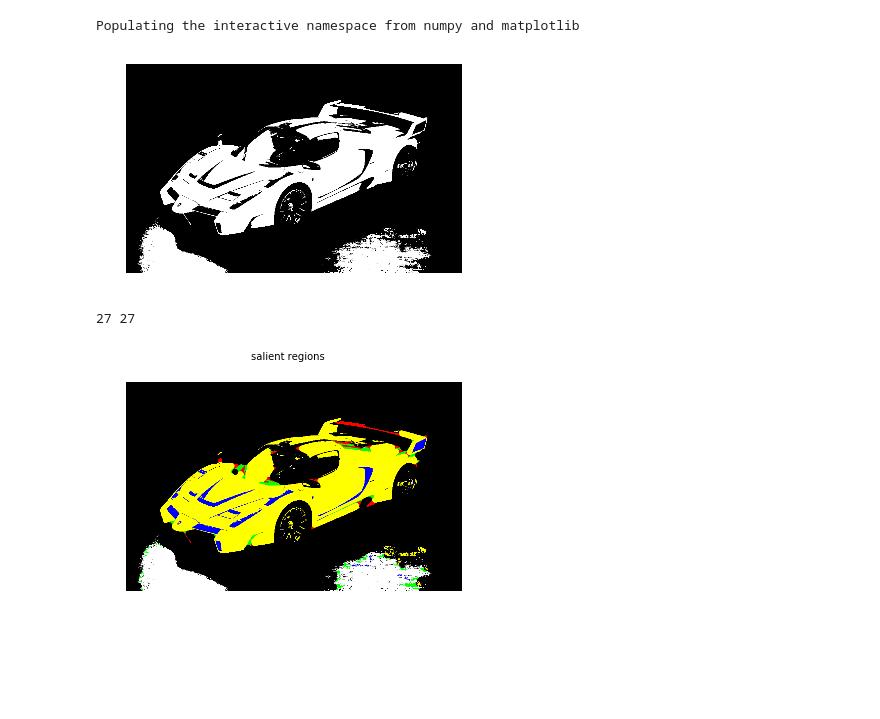
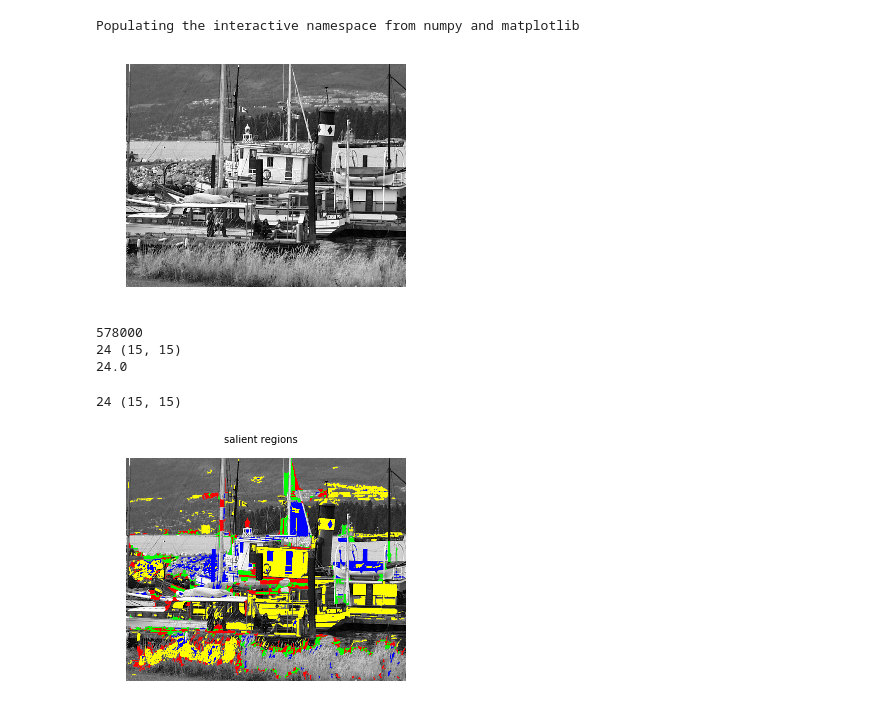
Before and after one commit to NLeSC/SalientDetector-python, a Jupyter notebook: Notebooks/Test_detection.ipynb, the cells around one changed output. Saved outputs shown, nothing was run; the diff lists cells and outputs as text; code cells hidden in the pictures; blank space fills up the shorter version.

Commit message:
Added integration tests for the Detector classes

```diff
--- a/Notebooks/Test_detection.ipynb
+++ b/Notebooks/Test_detection.ipynb
@@ -26,11 +26,10 @@ lam = 27
 # %%
 #Load the image
-#path_to_image = '../tests/images/Gray/gray.png'
-path_to_image = '../tests/images/Gray/gray_data_binarization.png'
+path_to_image = '../tests/images/Gray/Gray_scale.png'
 img = cv2.imread(path_to_image)
 sr.show_image(img)
 # %% [output]
-[figure, old version]
+[figure, new version]
 # %%
 binarizer = sr.DatadrivenBinarizer( lam=lam,
                  area_factor_large=area_factor_large,
@@ -48,3 +48,13 @@ det = sr.SalientDetector(binarizer=binarizer, SE_size_factor=SE_size_factor, lam
+# %%
+area = img.shape[0] * img.shape[1]
+SE2, lam2 = det.get_SE(area)
+print area
+print lam2, SE2.shape
+print lam_factor*np.floor(SE_size_factor*np.sqrt(area/np.pi))
+# %% [output]
+578000
+24 (15, 15)
+24.0
 # %%
 regions = det.detect(img,
                     find_holes=True,
@@ -52,12 +62,12 @@ regions = det.detect(img,
                     find_indentations=True,
                     find_protrusions=True,
                     visualize=False)
-assert det.lam == lam
-print det.lam, lam
+#assert det.lam == lam
+print det.lam, det.SE.shape#, lam
 sr.visualize_elements(img, regions=regions);
 # %% [output]
-27 27
+24 (15, 15)
-[figure, old version]
+[figure, new version]
 # %%
 num_regions, features_standard, features_poly = sr.binary_mask2ellipse_features(regions,
                                                                                 connectivity=connectivity)
```
Also changed, not shown: parts of 6 cells of this notebook, 5 other files.
